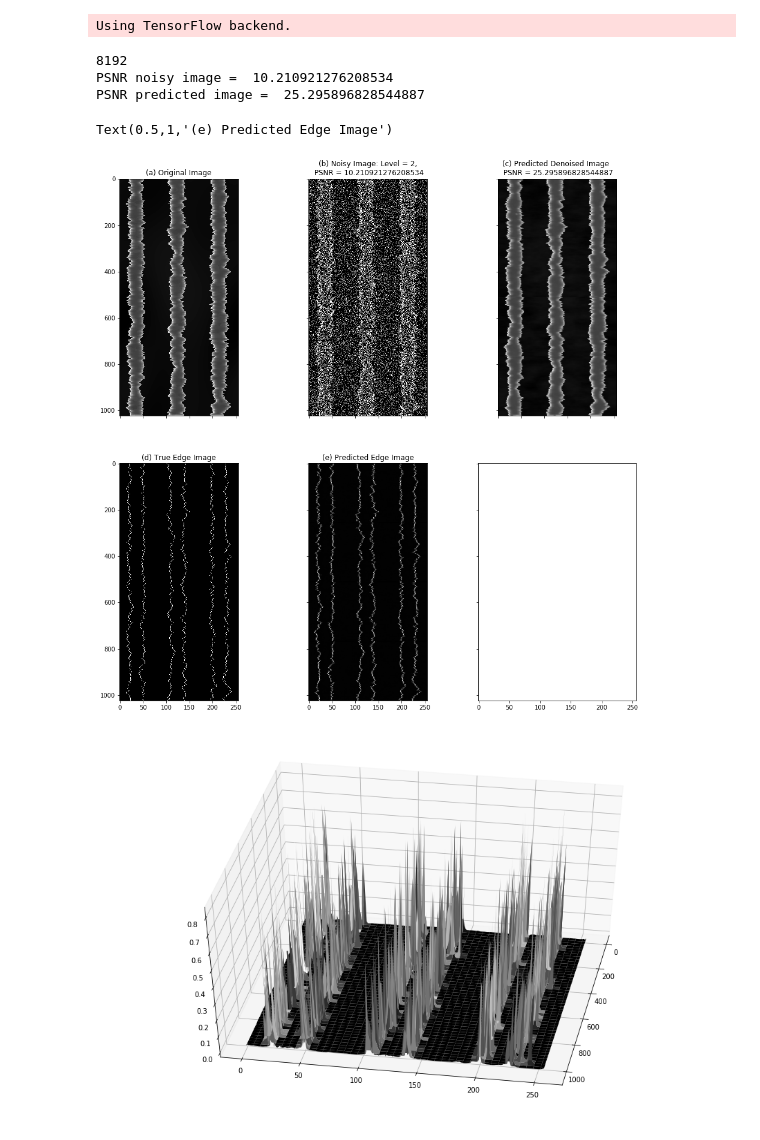
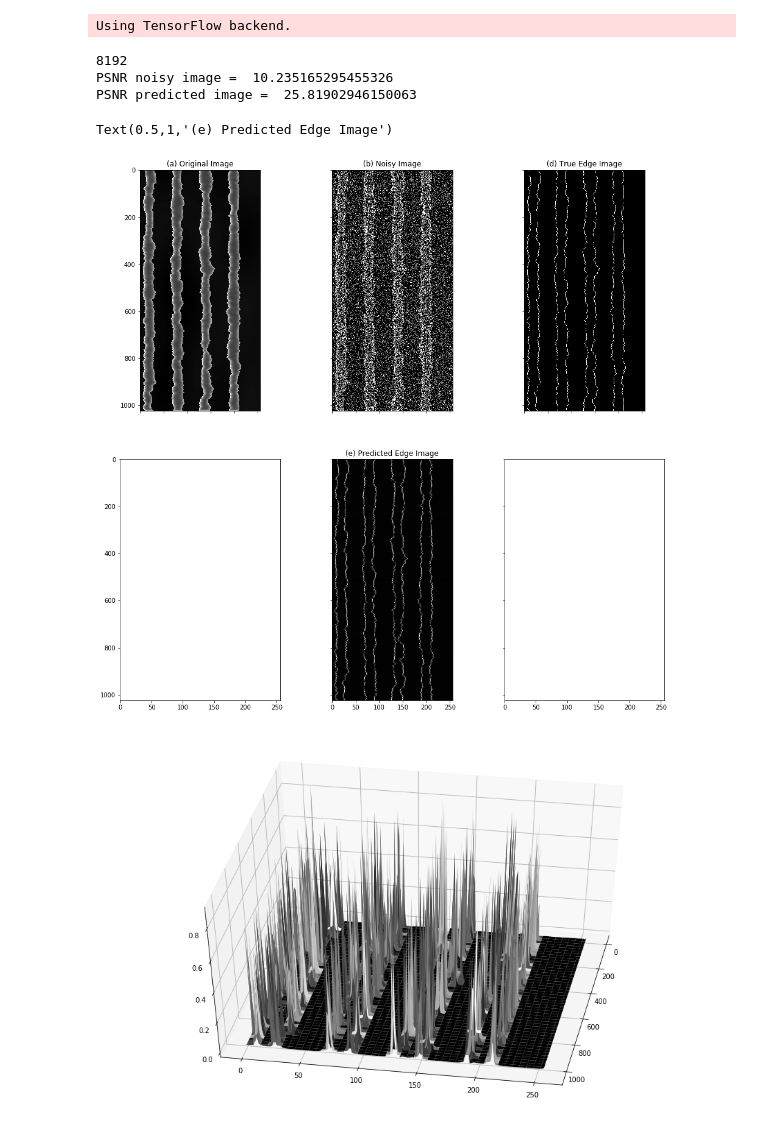
Before and after one commit to narendrachaudhary51/LER_machine_learning, a Jupyter notebook: neural_nets/LINEnet_image3_prediction.ipynb, the cells around one changed output. Cells and saved outputs as stored; diff of their text form; code cells hidden in the pictures.

```diff
--- a/neural_nets/LINEnet_image3_prediction.ipynb
+++ b/neural_nets/LINEnet_image3_prediction.ipynb
@@ -21,11 +21,11 @@ path = r"C:\\Users\\narendra\\Documents\\LER\\"
 
 model = load_model(path + 'LER_machine_learning\\models\\' + 'Linenet_image3_round_L2_epoch_2.h5')
 # %%
-sigma = 1.6
-alpha = 0.5
-Xi = 30
-width = 30
-space = 60
+sigma = 1.2
+alpha = 0.8
+Xi = 40
+width = 20
+space = 40
 noise = 2
 shift = math.floor(-25 + (width + space/2 + Xi + alpha*10 + sigma*10)%16)
 
@@ -78,40 +78,40 @@ for k in range(nedges):                                  #for k edges
     for i in range(1024):
         if edge[i] >= 0 and edge[i] <= 255:
             edgeimage[i, edge[i]] = 1
             edgeimage[i, edge[i]] = 1
 
 
 psnr_noisy = measure.compare_psnr(im,imnoisy.astype(float))
 psnr_predict = measure.compare_psnr(im,predict[:,:,0].astype(float))
 print('PSNR noisy image = ', psnr_noisy)
 print('PSNR predicted image = ', psnr_predict)
 
 fig, ax = plt.subplots(nrows=2, ncols=3, figsize=(16, 16), sharex=True,
                        sharey=True, subplot_kw={'adjustable': 'box-forced'})
 
 ax[0,0].imshow(im,cmap = 'gray',aspect= 0.5)
 ax[0,0].set_title('(a) Original Image')
 
 ax[0,1].imshow(imnoisy, cmap = 'gray',aspect= 0.5)
-ax[0,1].set_title('(b) Noisy Image: Level = {},\n PSNR = {}'.format(noise, psnr_noisy))
+ax[0,1].set_title('(b) Noisy Image')
 
 ax[0,2].imshow(predict[:,:,0], cmap = 'gray',aspect= 0.5)
-ax[0,2].set_title('(c) Predicted Denoised Image \n PSNR = {}'.format(psnr_predict))
+ax[0,2].set_title('(c) Predicted Denoised Image \n PSNR = {0:.4g}'.format(psnr_predict))
 
-ax[1,0].imshow(edgeimage, cmap = 'gray',aspect= 0.5)
-ax[1,0].set_title('(d) True Edge Image')
+ax[0,2].imshow(edgeimage, cmap = 'gray',aspect= 0.5)
+ax[0,2].set_title('(d) True Edge Image')
 
 ax[1,1].imshow(predict[:,:,1], cmap = 'gray',aspect= 0.5)
 ax[1,1].set_title('(e) Predicted Edge Image')
 
 #ax[1,0].imshow(np.abs(predict[:,:,1] - edgeimage), cmap = 'gray',aspect= 0.5)
 #ax[1,0].set_title('EDGE Difference Image')
 # %% [output]
 8192
-PSNR noisy image =  10.210921276208534
-PSNR predicted image =  25.295896828544887
+PSNR noisy image =  10.235165295455326
+PSNR predicted image =  25.81902946150063
 Text(0.5,1,'(e) Predicted Edge Image')
-[figure, old version]
+[figure, new version]
 # %%
 # code for 3d plot and finding peaks
 
@@ -126,7 +126,7 @@ x, y = np.mgrid[0:1024, 0:256]
 surf = Axes3D.plot_surface(ax, x, y, predict[:,:,1], cmap=cm.gray)
 plt.show()
 # %% [output]
-[figure, old version]
+[figure, new version]
 # %%
 from scipy.signal import find_peaks    # To get maxima
 
```
Also changed, not shown: parts of 3 cells of this notebook, 3 other files.
